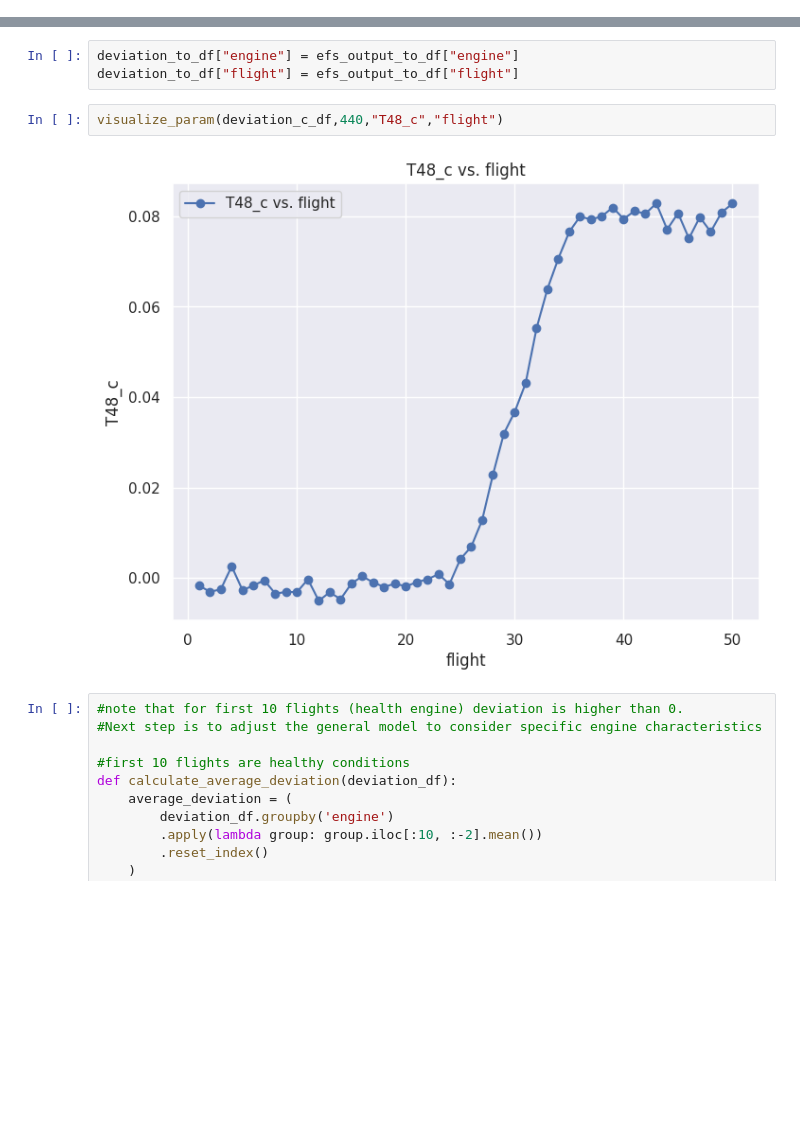
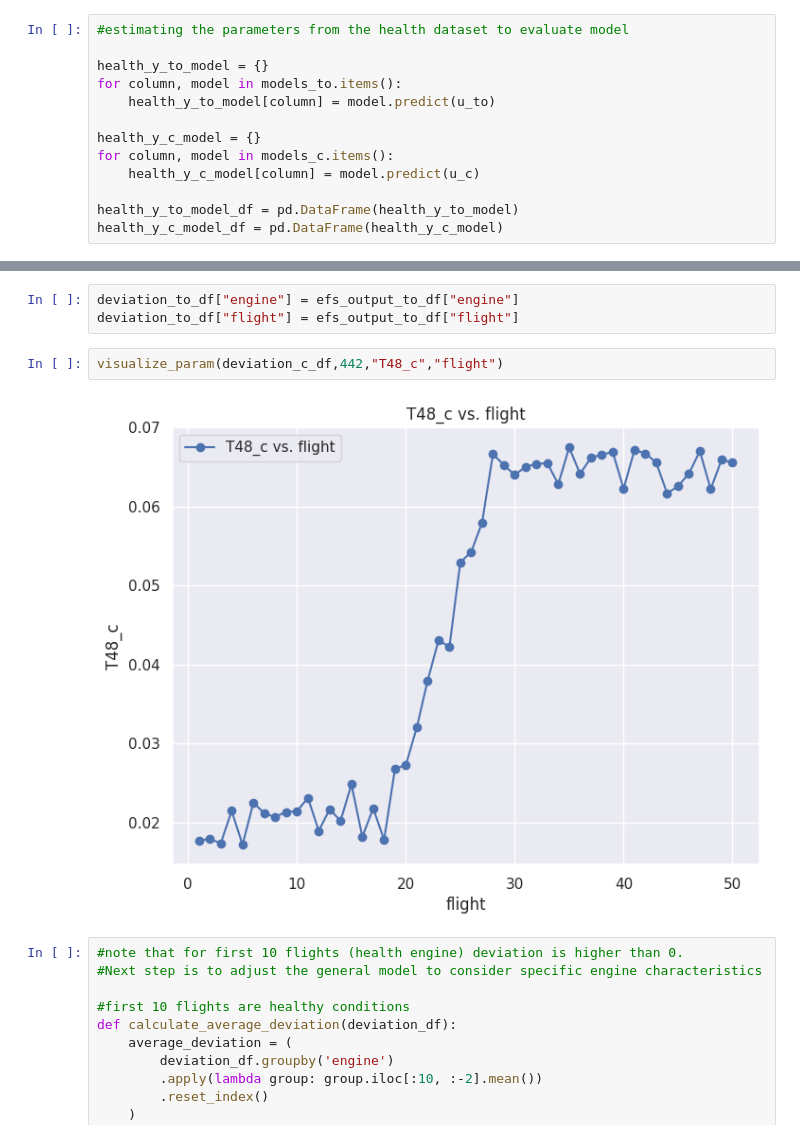
Before and after one commit to alekrul/gt-health-management, a Jupyter notebook: ProDiMES.ipynb, the cells around one changed output, grey strips where cells are left out. Drawn from its saved outputs; the diff is of its cells as text; blank space fills up the shorter version.

```diff
--- a/ProDiMES.ipynb
+++ b/ProDiMES.ipynb
@@ -279,6 +279,19 @@ for column in y_c.columns:
     pipeline.fit(u_c, y_c[column])
 
     models_c[column] = pipeline
+# %%
+#estimating the parameters from the health dataset to evaluate model
+
+health_y_to_model = {}
+for column, model in models_to.items():
+    health_y_to_model[column] = model.predict(u_to)
+
+health_y_c_model = {}
+for column, model in models_c.items():
+    health_y_c_model[column] = model.predict(u_c)
+
+health_y_to_model_df = pd.DataFrame(health_y_to_model)
+health_y_c_model_df = pd.DataFrame(health_y_c_model)
 # %%
 #now estimate for the parameters of the original dataset
 u_orig_to = engine_params_df[["altitude_to","mach_to","dTamb_to","NfR_to"]]
@@ -322,9 +378,9 @@ deviation_c_df["flight"] = efs_output_c_df["flight"]
 deviation_to_df["engine"] = efs_output_to_df["engine"]
 deviation_to_df["flight"] = efs_output_to_df["flight"]
 # %%
-visualize_param(deviation_c_df,440,"T48_c","flight")
+visualize_param(deviation_c_df,442,"T48_c","flight")
 # %% [output]
-[figure, old version]
+[figure, new version]
 # %%
 #note that for first 10 flights (health engine) deviation is higher than 0.
 #Next step is to adjust the general model to consider specific engine characteristics
```
Also changed, not shown: parts of 6 cells of this notebook.
